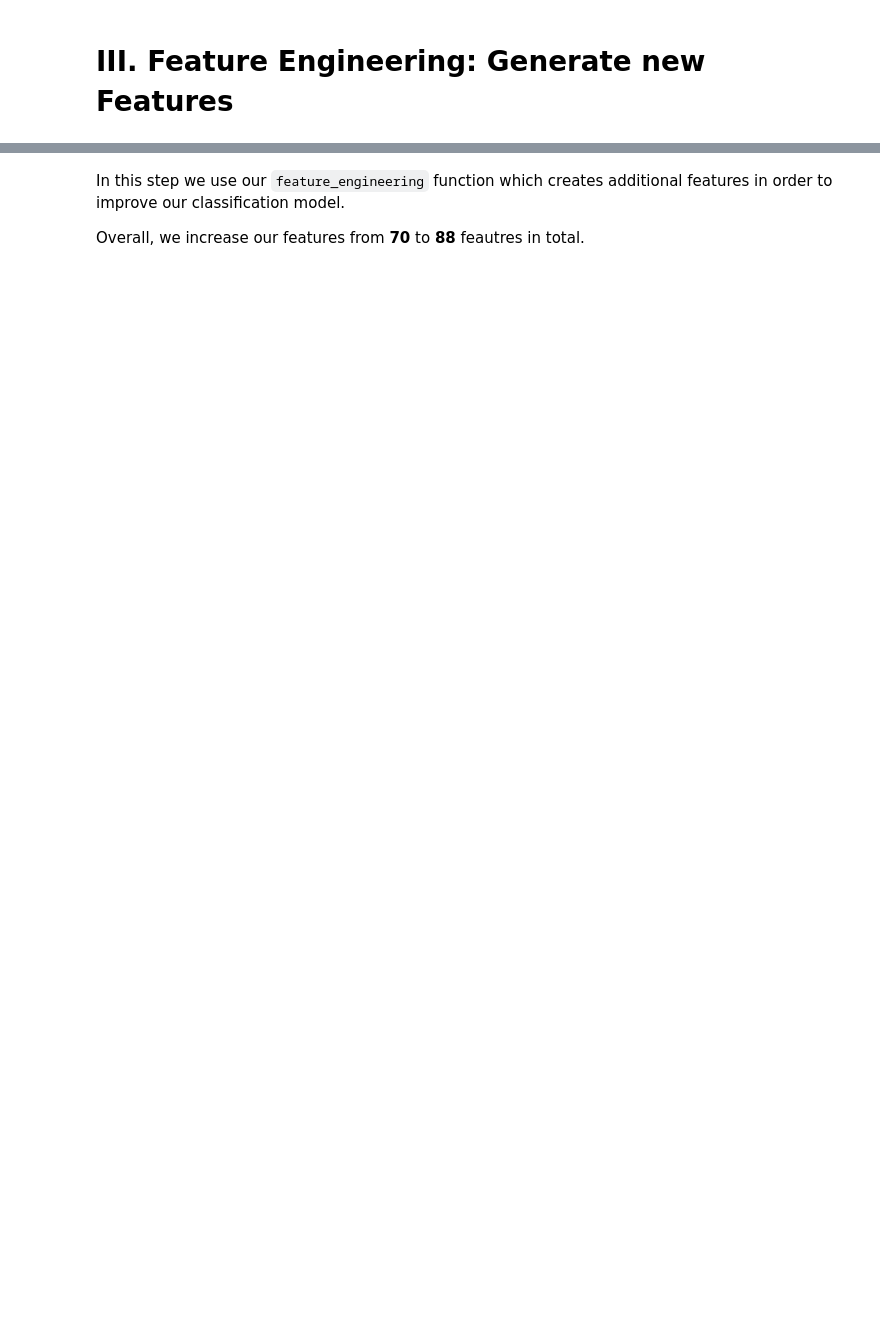
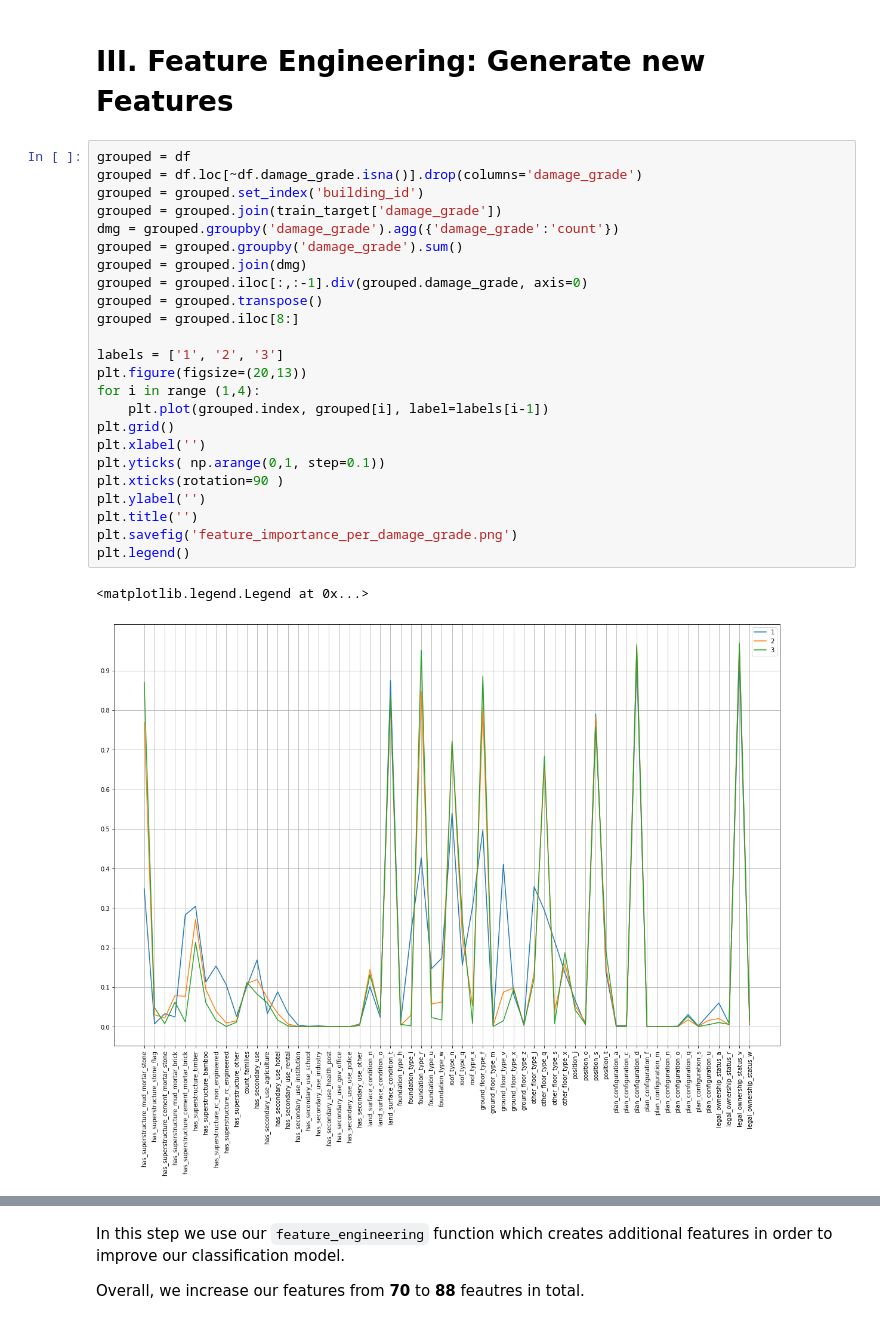
Before and after one commit to NiklasSabel/data_mining_1, a Jupyter notebook: notebooks/Model_Improvement_v2.ipynb, the cells around one changed output, grey strips where cells are left out. Saved outputs shown, nothing was run; the diff lists cells and outputs as text; blank space fills up the shorter version.

Commit message:
Add final_hyperparam_tuning + add plots to model_improvement_v2

```diff
--- a/notebooks/Model_Improvement_v2.ipynb
+++ b/notebooks/Model_Improvement_v2.ipynb
@@ -75,2 +92,29 @@ display(df)
 # %% [markdown]
 # III. Feature Engineering: Generate new Features
+# %%
+grouped = df
+grouped = df.loc[~df.damage_grade.isna()].drop(columns='damage_grade')
+grouped = grouped.set_index('building_id')
+grouped = grouped.join(train_target['damage_grade'])
+dmg = grouped.groupby('damage_grade').agg({'damage_grade':'count'})
+grouped = grouped.groupby('damage_grade').sum()
+grouped = grouped.join(dmg)
+grouped = grouped.iloc[:,:-1].div(grouped.damage_grade, axis=0)
+grouped = grouped.transpose()
+grouped = grouped.iloc[8:]
+
+labels = ['1', '2', '3']
+plt.figure(figsize=(20,13))
+for i in range (1,4):
+    plt.plot(grouped.index, grouped[i], label=labels[i-1])
+plt.grid()
+plt.xlabel('')
+plt.yticks( np.arange(0,1, step=0.1))
+plt.xticks(rotation=90 )
+plt.ylabel('')
+plt.title('')
+plt.savefig('feature_importance_per_damage_grade.png')
+plt.legend()
+# %% [output]
+<matplotlib.legend.Legend at 0x...>
+[figure, added]
```
Also changed, not shown: parts of 5 cells of this notebook, 4 other files.
